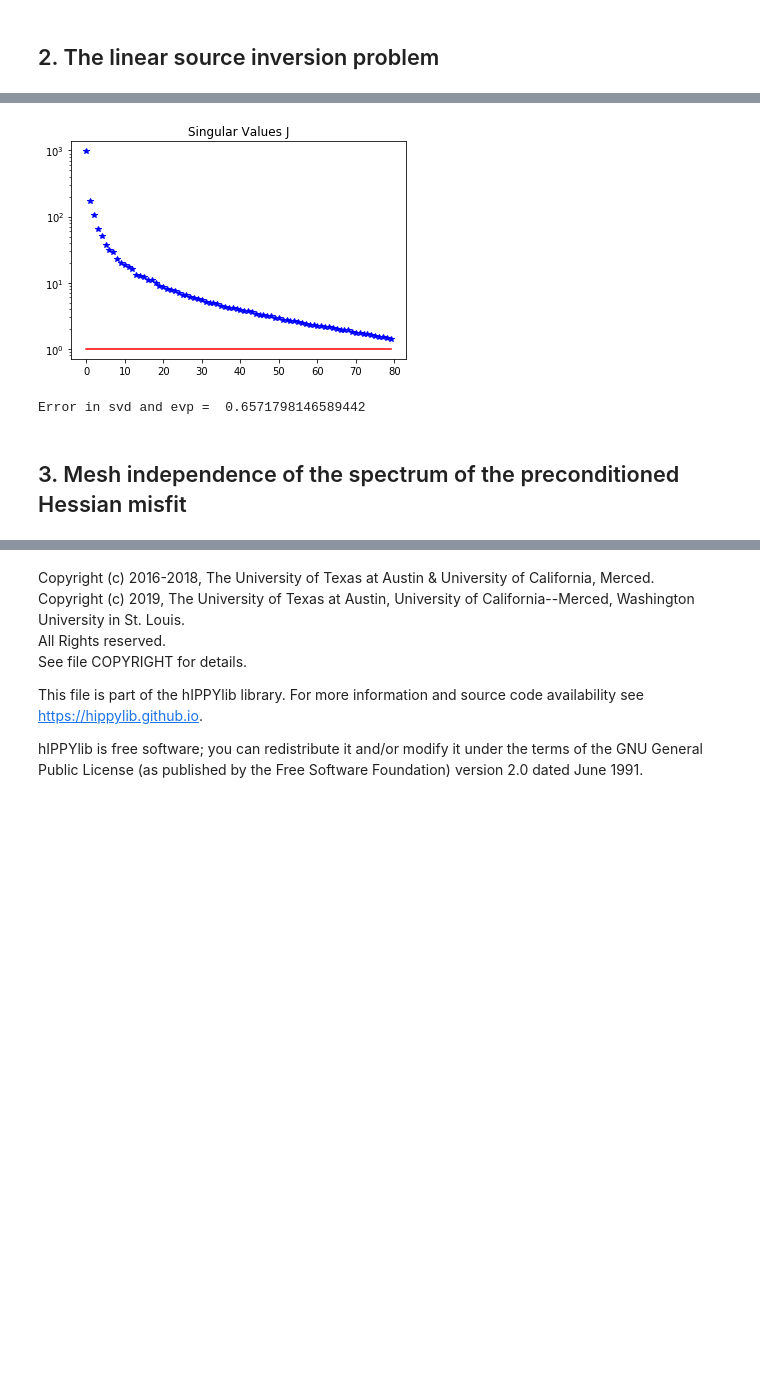
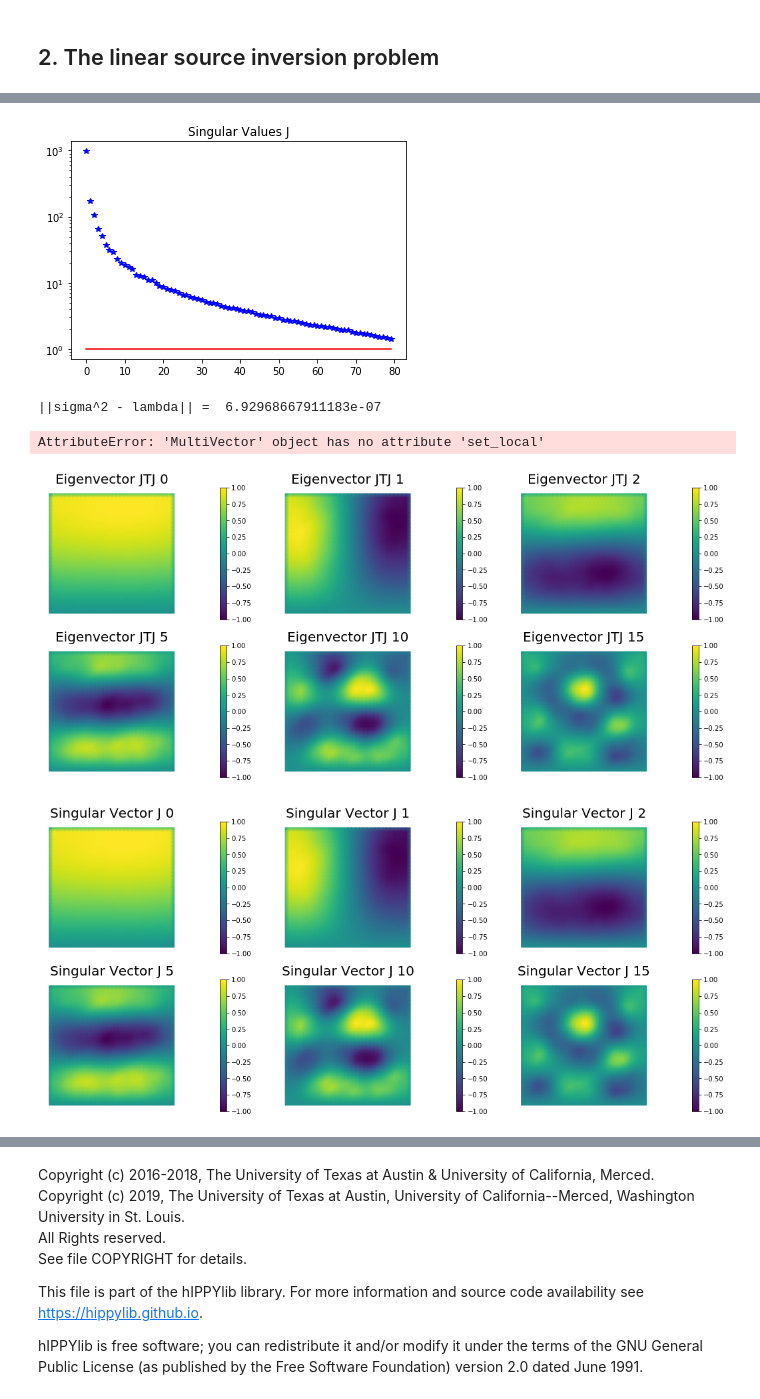
Before and after one commit to hippylib/hippylib, a Jupyter notebook: svd_test/JacobianTest.ipynb, the cells around one changed output, grey strips where cells are left out. Saved outputs shown, nothing was run; the diff lists cells and outputs as text; code cells hidden in the pictures; blank space fills up the shorter version.

```diff
--- a/svd_test/JacobianTest.ipynb
+++ b/svd_test/JacobianTest.ipynb
@@ -173,6 +173,7 @@ class JJT:
 
 JJT_ = JJT(J)
 
+
 if True:
     k_evec = 80
     p_evec = 5
@@ -187,7 +188,7 @@ if True:
 
     plt.figure()
     nb.plot_eigenvalues(lmbda_JTJ, mytitle="Eigenvalues JTJ")
-#     nb.plot_eigenvectors(Vh[PARAMETER], V_H_GN, mytitle="Eigenvectors", which=[0,1,2,5,10,15])
+#     nb.plot_eigenvectors(Vh[PARAMETER], V_JTJ, mytitle="Eigenvectors", which=[0,1,2,5,10,15])
     plt.show()
 #     print('Difference in eigenvalues:', np.linalg.norm(lmbda_H_GN - lmbda_JTJ))
 
@@ -197,14 +198,14 @@ if True:
     myRandom.normal(1., Omega_u)
 
 
-    lmbda_JJT, V_JJT = doublePass(JJT_, Omega_u, k_evec,s,check = False)
+    lmbda_JJT, U_JJT = doublePass(JJT_, Omega_u, k_evec,s,check = False)
 
 
     plt.figure()
     nb.plot_eigenvalues(lmbda_JJT, mytitle="Eigenvalues JJT")
 #     nb.plot_eigenvectors(Vh[PARAMETER], V_H_GN, mytitle="Eigenvectors", which=[0,1,2,5,10,15])
     plt.show()
-    print('Difference in eigenvalues:', np.linalg.norm(lmbda_JJT - lmbda_JTJ))
+    print('Difference in eigenvalues:', np.linalg.norm(lmbda_JJT - lmbda_JTJ)/np.linalg.norm(lmbda_JJT))
 # %% [output]
 [figure]
 [figure]
@@ -226,9 +227,7 @@ nb.plot_eigenvalues(d, mytitle="Singular Values J")
 #     nb.plot_eigenvectors(Vh[PARAMETER], V_H_GN, mytitle="Eigenvectors", which=[0,1,2,5,10,15])
 plt.show()
 
-print('||sigma^2 - lambda|| = ',np.linalg.norm(d**2 - lmbda_JJT))
+print('||sigma^2 - lambda|| = ',np.linalg.norm(d**2 - lmbda_JJT)/np.linalg.norm(lmbda_JJT))
 # %% [output]
 [figure]
-Error in svd and evp =  0.6571798146589442
+||sigma^2 - lambda|| =  6.92968667911183e-07
-# %% [markdown]
-## 3. Mesh independence of the spectrum of the preconditioned Hessian misfit
@@ -258,0 +234,59 @@ Error in svd and evp =  0.6571798146589442
+# %%
+def MV_to_dense(multivector):
+    multivector_shape = (multivector[0].get_local().shape[0],multivector.nvec())
+    as_np_array = np.zeros(multivector_shape)
+    for i in range(multivector_shape[-1]):
+        temp = multivector[i].get_local()
+        # print('For iteration i ||get_local|| = ', np.linalg.norm(temp))
+        as_np_array[:,i] = temp
+
+    return as_np_array
+
+def dense_to_MV(dense_array,dl_vector):
+    temp = MultiVector(dl_vector,dense_array.shape[-1])
+    for i in range(temp.nvec()):
+        temp[i].set_local(dense_array[:,i])
+    return temp
+
+
+def subtract_MV(mv_a,mv_b):
+
+    temp = MultiVector(mv_a)
+    for i in range(temp.nvec()):
+        temp[i].add_local(-1.0*mv_b[i].get_local())
+    return temp
+
+
+# print('Eigenvectors of JTJ')
+nb.plot_eigenvectors(Vh[PARAMETER], V_JTJ, mytitle="Eigenvector JTJ", which=[0,1,2,5,10,15])
+# print('Right singular vectors of J')
+nb.plot_eigenvectors(Vh[PARAMETER], V, mytitle="Singular Vector J", which=[0,1,2,5,10,15])
+
+
+V_dense = MV_to_dense(V)
+
+V_JTJ_dense = MV_to_dense(V_JTJ)
+
+def compute_differences(U1,U2):
+    assert U1.shape == U2.shape, 'Must pass in arrays with the same shapes'
+    temp = np.zeros_like(U1)
+    for i in range(U1.shape[-1]):
+        plus_error = np.linalg.norm(U1[:,i]+U2[:,i])
+        minus_error = np.linalg.norm(U1[:,i]- U2[:,i])
+        if plus_error < minus_error:
+            temp[:,i] = U1[:,i]+U2[:,i]
+        else:
+            temp[:,i] = U1[:,i]-U2[:,i]
+    return temp
+
+
+V_diff_dense = compute_differences(V_dense,V_JTJ_dense)
+
+V_diff = dense_to_MV(V_diff_dense,V[0])
+
+# print('Right singular vectors of J')
+nb.plot_eigenvectors(Vh[PARAMETER], V_diff, mytitle="Difference", which=[0,1,2,5,10,15])
+# %% [output]
+AttributeError: 'MultiVector' object has no attribute 'set_local'
+[figure, added]
+[figure, added]
```
Also changed, not shown: parts of 5 cells of this notebook.
